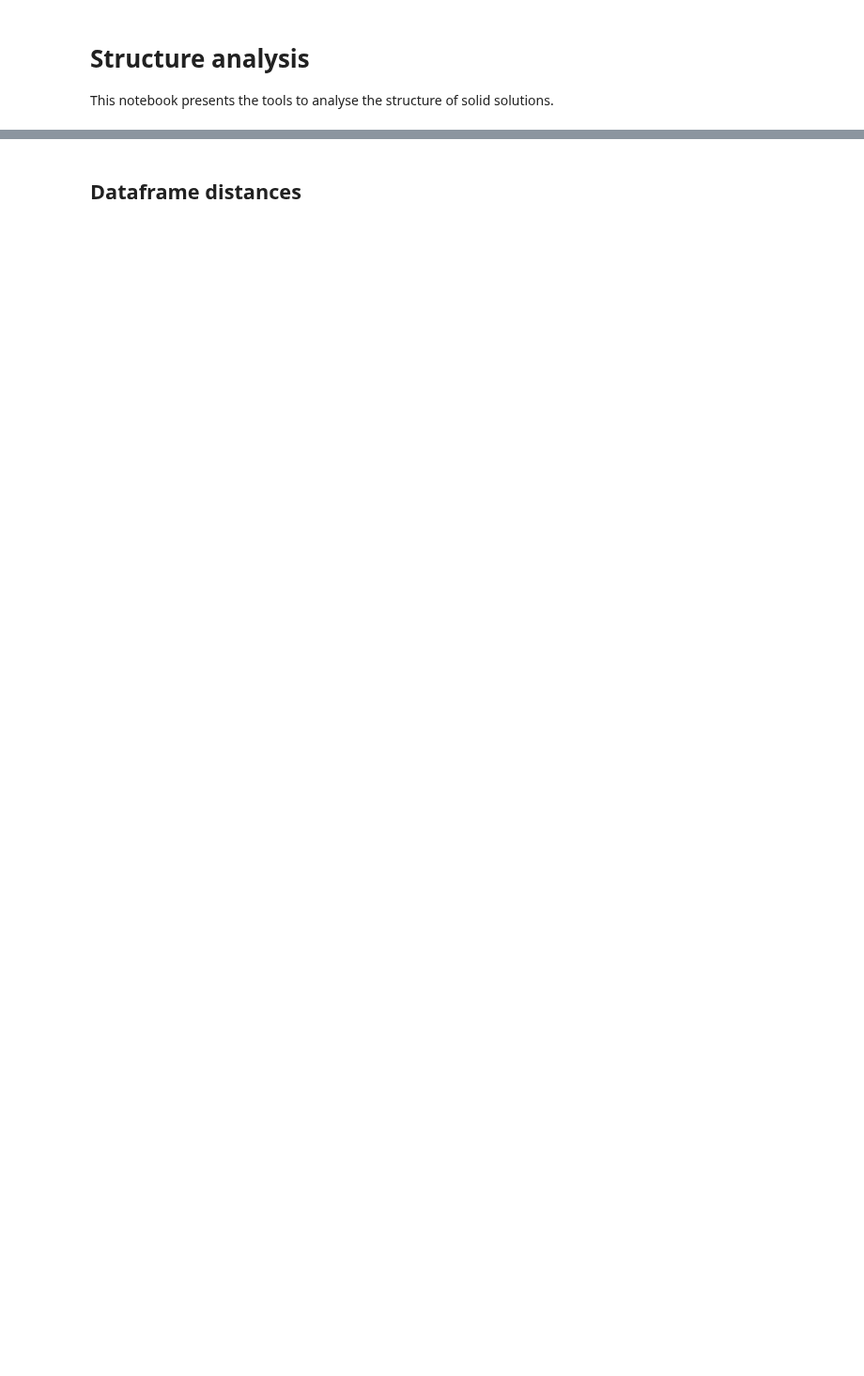
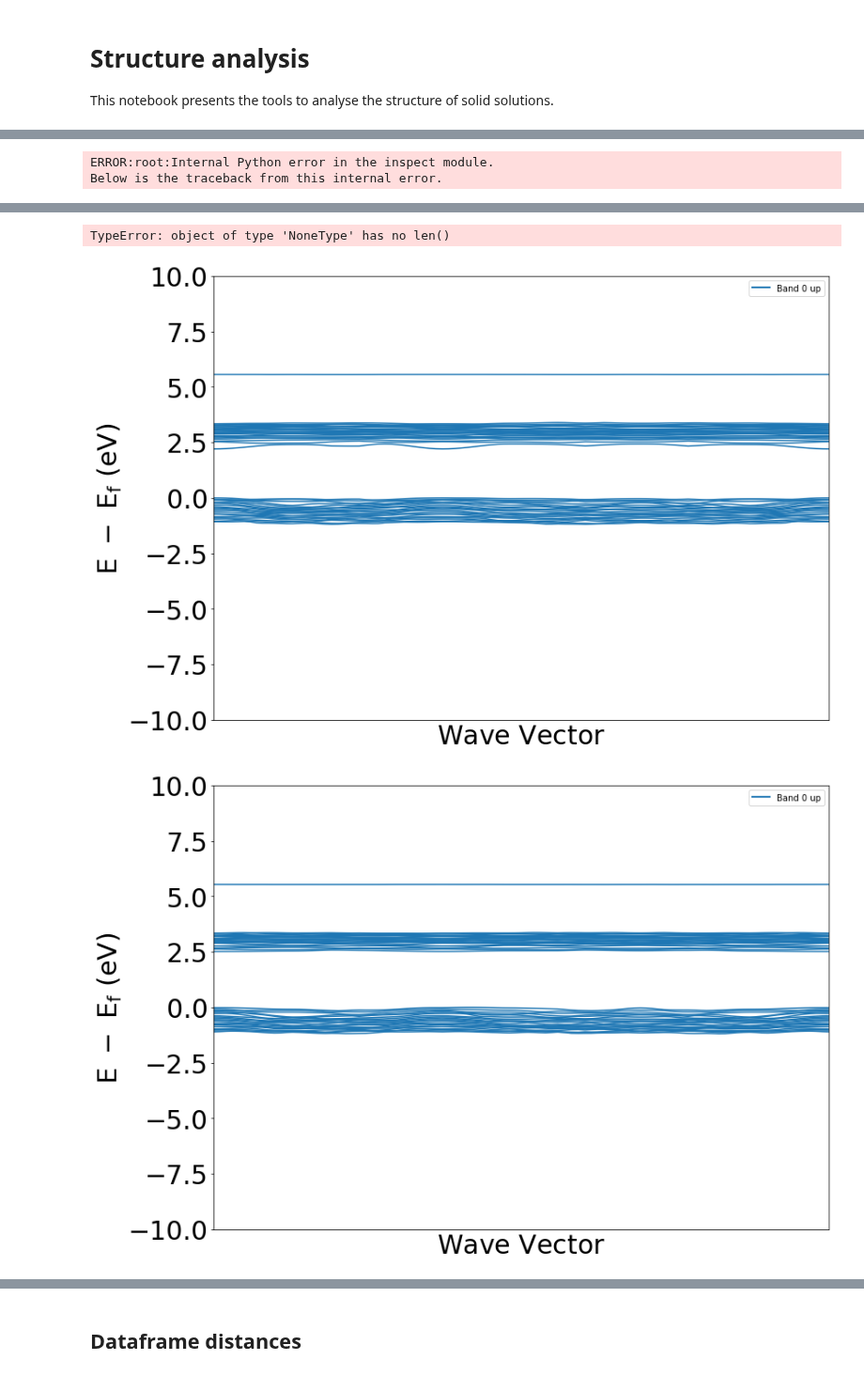
Before and after one commit to cmsg-icl/solid-solutions, a Jupyter notebook: Li2TiS.ipynb, the cells around one changed output, grey strips where cells are left out. Shown at 94% size. Drawn from its saved outputs; the diff is of its cells as text; code cells hidden in the pictures; blank space fills up the shorter version.

```diff
--- a/Li2TiS.ipynb
+++ b/Li2TiS.ipynb
@@ -236,0 +281,3 @@ array([10.632, 14.798, 14.828, 15.185, 15.185, 15.185, 15.185, 15.185,
+# %%
+for structure in selected_structures:
+    shutil.copy('data/calculations/bands/band_input.d3','data/calculations/bands/LTS_%s_bands.d3'%structure)
@@ -236,0 +286,11 @@ array([10.632, 14.798, 14.828, 15.185, 15.185, 15.185, 15.185, 15.185,
+# %%
+%matplotlib inline
+for structure in selected_structures:
+    output = Crystal_output('data/calculations/optgeom/LTS_%s_B3LYP_Ahl_b.out'%structure)
+    bands = Crystal_bands('data/calculations/bands/LTS_%s_bands.BAND'%structure)
+    bs = cry_bands2pmg(output,bands)
+    bsplot = BSPlotter(bs)
+    bsplot.get_plot(ylim=(-10, 10), zero_to_efermi=True)
+# %% [output]
+ERROR:root:Internal Python error in the inspect module.
+Below is the traceback from this internal error.
@@ -236,0 +314,3 @@ array([10.632, 14.798, 14.828, 15.185, 15.185, 15.185, 15.185, 15.185,
+TypeError: object of type 'NoneType' has no len()
+[figure, added]
+[figure, added]
```
Also changed, not shown: parts of 220 cells of this notebook.
